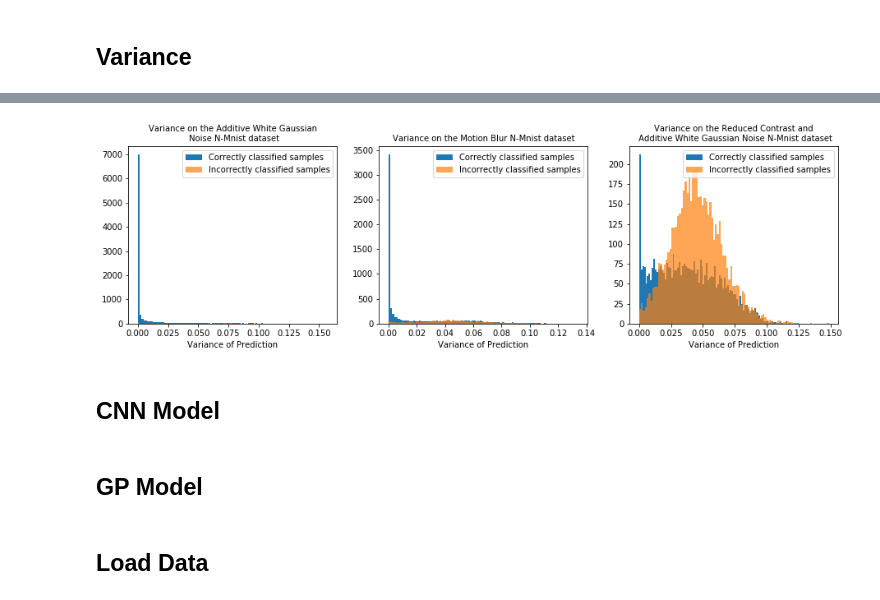
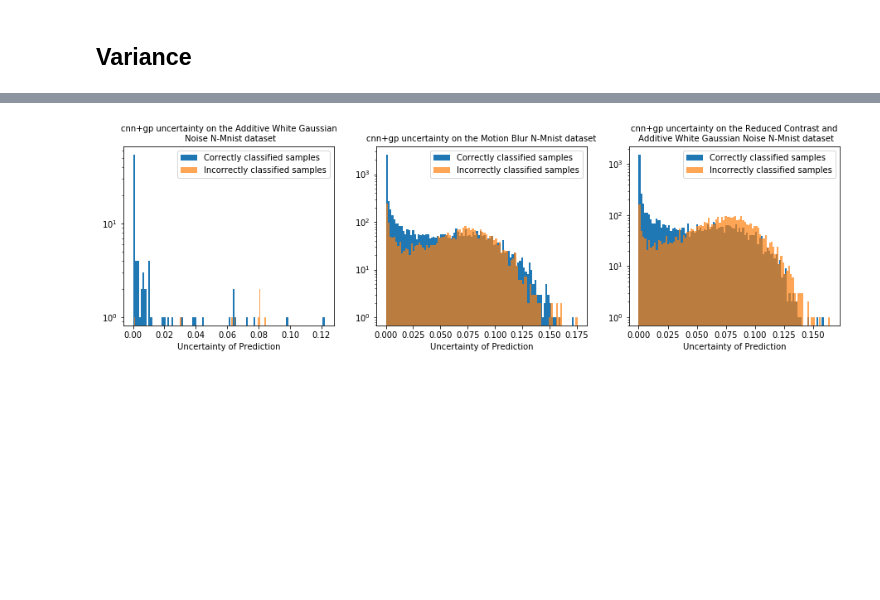
Before and after one commit to emalgorithm/gp-vs-cnn-uncertainty, a Jupyter notebook: variance_analysis.ipynb, the cells around one changed output, grey strips where cells are left out. Drawn from its saved outputs; the diff is of its cells as text; code cells hidden in the pictures; blank space fills up the shorter version.

```diff
--- a/variance_analysis.ipynb
+++ b/variance_analysis.ipynb
@@ -138,3 +200,3 @@ Wrong average variance is 0.0843256413936615
 # %%
-correct_cnn_rc_awgn_var, wrong_cnn_rc_awgn_var = test_cnn_model(cnn_model, 'data/mnist-with-reduced-contrast-and-awgn.mat')
+correct_cnn_rc_awgn_var, wrong_cnn_rc_awgn_var = test_cnn_model(cnn_model, test_loader)
 # %% [output]
@@ -169,0 +232,4 @@ CNN Test Score: -13250
+# %%
+rc_awgn_gp_scores = [3002, 2017, 858, -267, --145, -2354]
+rc_awgn_cnn_scores = [5856, -2432, -10720, -19008, -27296, -35584]
+rc_awgn_cnn_rej_scores = [3767, 2103, 439, -1225, -2889, -4553]
@@ -170,7 +238,7 @@ CNN Test Score: -13250
 # %%
 cnn_scores = [awgn_cnn_scores, mb_cnn_scores, rc_awgn_cnn_scores]
 gp_scores = [awgn_gp_scores, mb_gp_scores, rc_awgn_gp_scores]
-x = [1, 3, 5, 7, 9]
+x = [0, 2, 4, 6, 8, 10]
 datasets = ['Additive White Gaussian\n Noise N-Mnist', 'Motion Blur N-Mnist', 'Reduced Contrast and\n Additive White Gaussian Noise N-Mnist']
 labels = ['awgn', 'mb', 'rc+awgn']
 
@@ -191,2 +283,21 @@ with matplotlib.rc_context({'figure.figsize': [15, 3], 'axes.titlesize': 10}):
 # %% [markdown]
 ## Variance
+# %%
+correct_variances = [correct_cnn_awgn_var, correct_cnn_mb_var, correct_cnn_rc_awgn_var]
+wrong_variances = [wrong_cnn_awgn_var, wrong_cnn_mb_var, wrong_cnn_rc_awgn_var]
+datasets = ['Additive White Gaussian\n Noise N-Mnist', 'Motion Blur N-Mnist', 'Reduced Contrast and\n Additive White Gaussian Noise N-Mnist']
+labels = ['awgn', 'mb', 'rc+awgn']
+
+with matplotlib.rc_context({'figure.figsize': [15, 3], 'axes.titlesize': 10}):
+    fig = plt.figure()
+    for i, var in enumerate(correct_variances):
+        ax = fig.add_subplot(1, 3, i+1)  # 2 rows of panels, 3 columns
+        ax.hist(correct_variances[i], label='Correctly classified samples'.format(labels[i]), bins=100, alpha=1)
+        ax.hist(wrong_variances[i], label='Incorrectly classified samples'.format(labels[i]), bins=100, alpha=0.7)
+        ax.legend()
+#         ax.set_ylabel('Log Perplexity')
+        ax.set_xlabel('Uncertainty of Prediction')
+        ax.set_title('cnn uncertainty on the {} dataset'.format(datasets[i]))
+        ax.set_yscale('log')
+    fig.subplots_adjust(left=0.1, right=0.9, top=1.1, bottom=0.1)
+    pylab.savefig('plots/cnn_pred_var.pdf', bbox_inches='tight')
@@ -193,22 +306,21 @@ with matplotlib.rc_context({'figure.figsize': [15, 3], 'axes.titlesize': 10}):
 # %%
 correct_variances = [correct_awgn_var, correct_mb_var, correct_rc_awgn_var]
 wrong_variances = [wrong_awgn_var, wrong_mb_var, wrong_rc_awgn_var]
 datasets = ['Additive White Gaussian\n Noise N-Mnist', 'Motion Blur N-Mnist', 'Reduced Contrast and\n Additive White Gaussian Noise N-Mnist']
 labels = ['awgn', 'mb', 'rc+awgn']
 
 with matplotlib.rc_context({'figure.figsize': [15, 3], 'axes.titlesize': 10}):
     fig = plt.figure()
-    for i, var in enumerate(variances):
+    for i, var in enumerate(correct_variances):
         ax = fig.add_subplot(1, 3, i+1)  # 2 rows of panels, 3 columns
         ax.hist(correct_variances[i], label='Correctly classified samples'.format(labels[i]), bins=100, alpha=1)
         ax.hist(wrong_variances[i], label='Incorrectly classified samples'.format(labels[i]), bins=100, alpha=0.7)
         ax.legend()
 #         ax.set_ylabel('Log Perplexity')
-        ax.set_xlabel('Variance of Prediction')
-        ax.set_title('Variance on the {} dataset'.format(datasets[i]))
+        ax.set_xlabel('Uncertainty of Prediction')
+        ax.set_title('cnn+gp uncertainty on the {} dataset'.format(datasets[i]))
+        ax.set_yscale('log')
     fig.subplots_adjust(left=0.1, right=0.9, top=1.1, bottom=0.1)
-    pylab.savefig('plots/pred_var.pdf', bbox_inches='tight')
+    pylab.savefig('plots/gp_pred_var.pdf', bbox_inches='tight')
 # %% [output]
-[figure, old version]
+[figure, new version]
-# %% [markdown]
-## CNN Model
@@ -217,2 +326,0 @@ cnn_model = load_model('CNN_mnist_model.h5')
-# %% [markdown]
-## GP Model
@@ -222,2 +326,0 @@ cnn_embedding_model = load_model('CNN_embedding_mnist_model.h5')
-# %% [markdown]
-## Load Data
```
Also changed, not shown: parts of 64 cells of this notebook.
